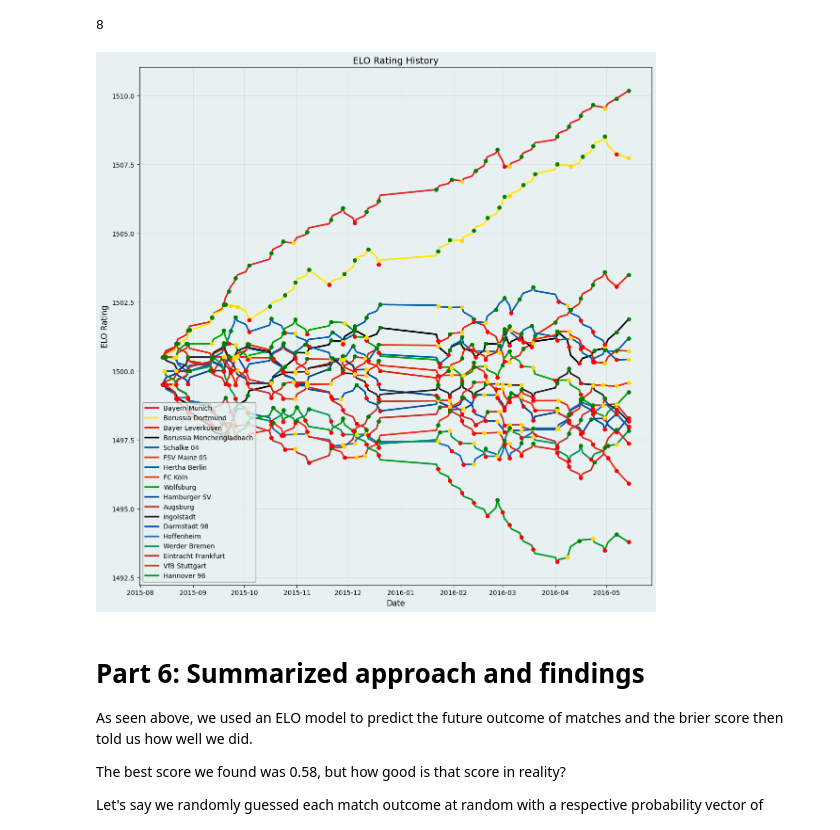
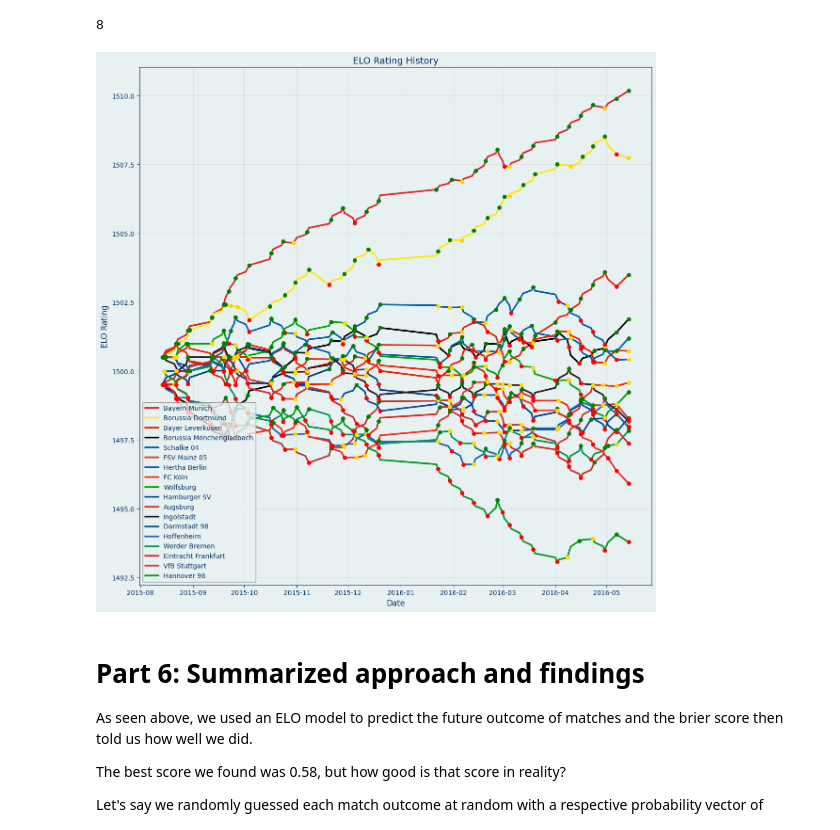
Before and after one commit to MaxPrinz98/FootballDSAI, a Jupyter notebook: Create_Elo_Clean.ipynb, the cells around one changed output. Saved outputs shown, nothing was run; the diff lists cells and outputs as text; code cells hidden in the pictures.

```diff
--- a/Create_Elo_Clean.ipynb
+++ b/Create_Elo_Clean.ipynb
@@ -222,58 +222,71 @@ team_colors = {
     'Borussia Dortmund': '#ffe800',
     'Darmstadt 98': '#004F9F',
     'Hoffenheim': '#1c63b7',
-    'FC Köln' : '#eb2206',
-    'Hertha Berlin' : '#005eaa',
-    'Werder Bremen' : '#009556',
-    'Bayer Leverkusen' : '#e4210b',
-    'Borussia Mönchengladbach' : '#000000',
-    'Augsburg' : '#ba3733',
-    'Ingolstadt' : '#231F20',
-    'Eintracht Frankfurt' : '#ce291f',
-    'Hamburger SV' : '#004087',
-    'FSV Mainz 05' : '#e62100',
-    'VfB Stuttgart' : '#f22b1a',
-    'Hannover 96' : '#009822',
-    'Wolfsburg' : '#00a300',
-    'Schalke 04' : '#0063aa',
+    'FC Köln': '#eb2206',
+    'Hertha Berlin': '#005eaa',
+    'Werder Bremen': '#009556',
+    'Bayer Leverkusen': '#e4210b',
+    'Borussia Mönchengladbach': '#000000',
+    'Augsburg': '#ba3733',
+    'Ingolstadt': '#231F20',
+    'Eintracht Frankfurt': '#ce291f',
+    'Hamburger SV': '#004087',
+    'FSV Mainz 05': '#e62100',
+    'VfB Stuttgart': '#f22b1a',
+    'Hannover 96': '#009822',
+    'Wolfsburg': '#00a300',
+    'Schalke 04': '#0063aa',
 }
 
 selected_teams = team_stats['team'].tolist()
 team_history = elo_history_df
 
 elo_pivot = team_history.pivot(index='date', columns='team', values='elo')
 elo_pivot = elo_pivot.sort_index().interpolate()
 
-# Set figure and axes background color
+# Set up figure and axis with light background
 fig = plt.figure(figsize=(12, 12), facecolor='#E8F1F2')
 ax = fig.add_subplot(111)
 ax.set_facecolor('#E8F1F2')
 
+# Dark blue for all text
+text_color = '#033164'
 result_colors = {'win': 'green', 'loss': 'red', 'draw': 'gold'}
 
+# Plot each team with its color
 for team in selected_teams:
     color = team_colors.get(team, None)
     ax.plot(elo_pivot.index, elo_pivot[team], label=team, linewidth=2.5, color=color)
 
     team_points = team_history[team_history['team'] == team]
     for _, row in team_points.iterrows():
         ax.scatter(row['plot_date'], row['elo'], color=result_colors[row['result']], s=30, zorder=5)
 
-ax.set_title('ELO Rating History', fontsize=14)
-ax.set_xlabel('Date', fontsize=12)
-ax.set_ylabel('ELO Rating', fontsize=12)
+# Set text and label colors
+ax.set_title('ELO Rating History', fontsize=14, color=text_color)
+ax.set_xlabel('Date', fontsize=12, color=text_color)
+ax.set_ylabel('ELO Rating', fontsize=12, color=text_color)
+ax.tick_params(colors=text_color)
+
+# Make axis spines dark blue too
+for spine in ax.spines.values():
+    spine.set_color(text_color)
+
+# Grid
 ax.grid(True, alpha=0.3)
 
-# Set legend and match background color
+# Legend with background and text color adjustments
 legend = ax.legend(loc='lower left')
 legend.get_frame().set_facecolor('#E8F1F2')
-legend.get_frame().set_edgecolor('gray')  # optional: subtle edge
+legend.get_frame().set_edgecolor('gray')
+for text in legend.get_texts():
+    text.set_color(text_color)
 
 plt.tight_layout()
 plt.savefig('./Poster_stuff/ELO_History.svg')
 plt.show()
 # %% [output]
-[figure, old version]
+[figure, new version]
 # %% [markdown]
 # Part 6: Summarized approach and findings
 
```
Also changed, not shown: parts of 2 cells of this notebook.
